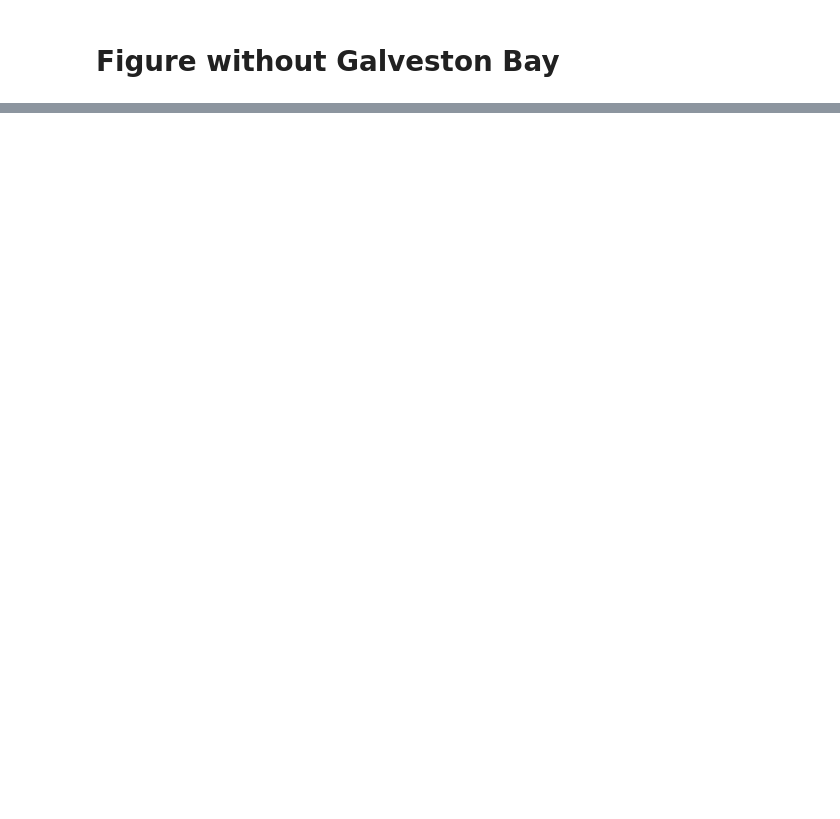
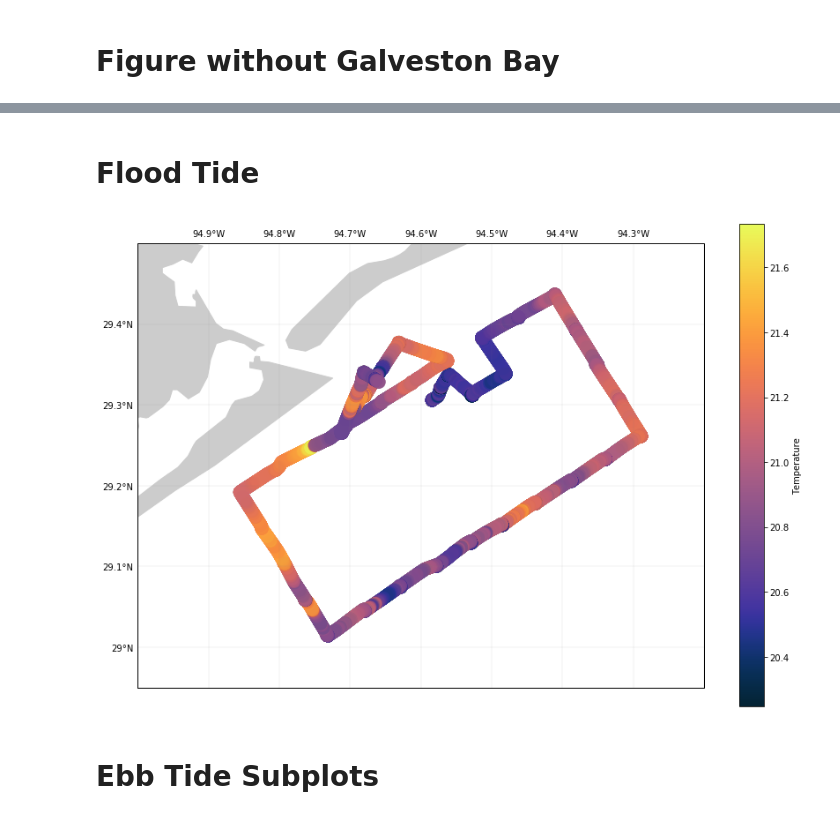
Before and after one commit to shelleyculver/rapid, a Jupyter notebook: midas/scs/temperature.ipynb, the cells around one changed output, grey strips where cells are left out. Drawn from its saved outputs; the diff is of its cells as text; code cells hidden in the pictures; blank space fills up the shorter version.

```diff
--- a/midas/scs/temperature.ipynb
+++ b/midas/scs/temperature.ipynb
@@ -56,0 +95,27 @@ cb.set_label('Temperature')
+# %% [markdown]
+# Flood Tide
+# %%
+fig = plt.figure(figsize=(12, 8)) # (9.4, 7.7))
+
+ax = fig.add_axes([0.06, 0.01, 0.93, 0.95], projection=merc)
+ax.set_frame_on(False) # kind of like it without the box
+#extent controls bounds of cruise
+ax.set_extent([-95.0, -94.2, 28.95, 29.5], pc)
+gl = ax.gridlines(linewidth=0.2, color='gray', alpha=0.5, linestyle='-', draw_labels=True)
+# the following two make the labels look like lat/lon format
+gl.xformatter = LONGITUDE_FORMATTER
+gl.yformatter = LATITUDE_FORMATTER
+gl.xlabels_bottom = False  # turn off labels where you don't want them
+gl.ylabels_right = False
+ax.add_feature(land_10m, facecolor='0.8')
+ax.set_facecolor('0.8')
+
+mappable = ax.scatter(df['ADU800-GGA-Lon']['2018-3-25 14:30':'2018-3-26 07:30'], df['ADU800-GGA-Lat']['2018-3-25 14:30':'2018-3-26 07:30'], c=df['Thermosalinograph-Data-Temp']['2018-3-25 14:30':'2018-3-26 07:30'], s=200, cmap=cmo.thermal, transform=pc, alpha=0.1)
+cb = fig.colorbar(mappable)
+cb.set_alpha(1)
+cb.draw_all()
+cb.set_label('Temperature')
+# %% [output]
+[figure, added]
+# %% [markdown]
+# Ebb Tide Subplots
```
Also changed, not shown: parts of 5 cells of this notebook.
